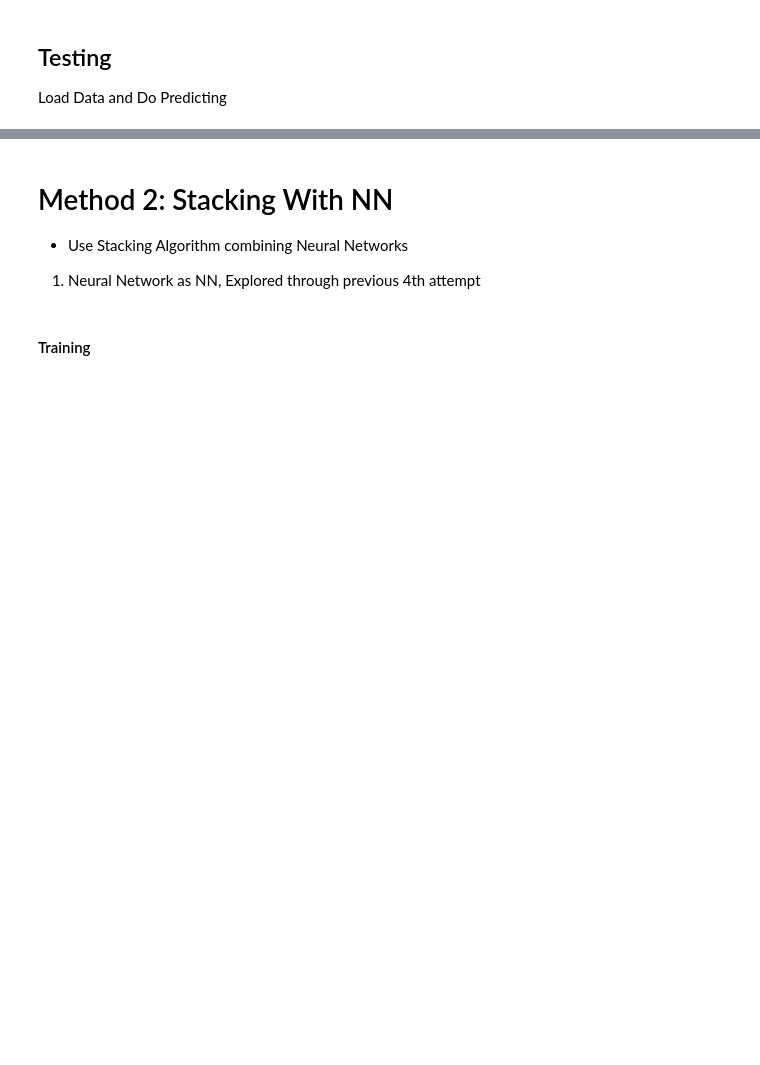
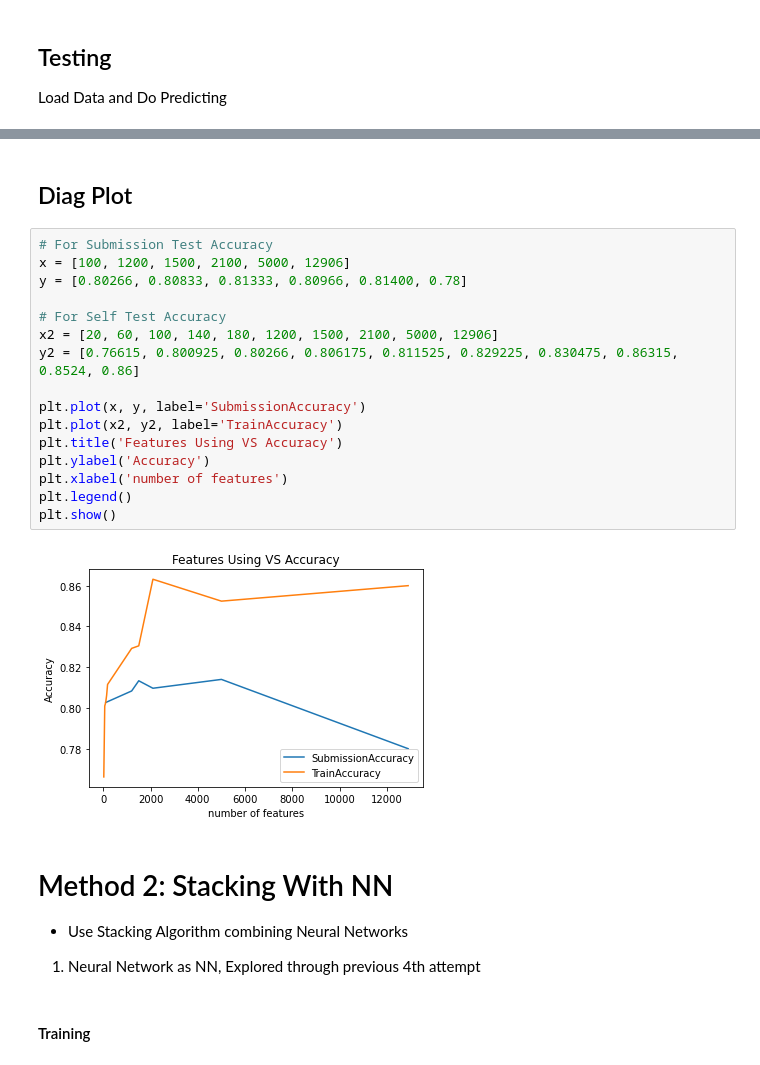
Before and after one commit to lich2000117/Cooking_Time_Estimate, a Jupyter notebook: ass2.ipynb, the cells around one changed output, grey strips where cells are left out. Cells and saved outputs as stored; diff of their text form; blank space fills up the shorter version.

```diff
--- a/ass2.ipynb
+++ b/ass2.ipynb
@@ -727,3 +724,23 @@ K value for Initialize: 2000, Combined K value: 2000*3 = 6000 attributes
+# %% [markdown]
+## Diag Plot
+# %%
+# For Submission Test Accuracy
+x = [100, 1200, 1500, 2100, 5000, 12906]
+y = [0.80266, 0.80833, 0.81333, 0.80966, 0.81400, 0.78]
+
+# For Self Test Accuracy
+x2 = [20, 60, 100, 140, 180, 1200, 1500, 2100, 5000, 12906]
+y2 = [0.76615, 0.800925, 0.80266, 0.806175, 0.811525, 0.829225, 0.830475, 0.86315, 0.8524, 0.86]
+
+plt.plot(x, y, label='SubmissionAccuracy')
+plt.plot(x2, y2, label='TrainAccuracy')
+plt.title('Features Using VS Accuracy')
+plt.ylabel('Accuracy')
+plt.xlabel('number of features')
+plt.legend()
+plt.show()
+# %% [output]
+[figure, added]
 # %% [markdown]
 # Method 2: Stacking With NN
 
```
Also changed, not shown: parts of 17 cells of this notebook, 10 other files.
